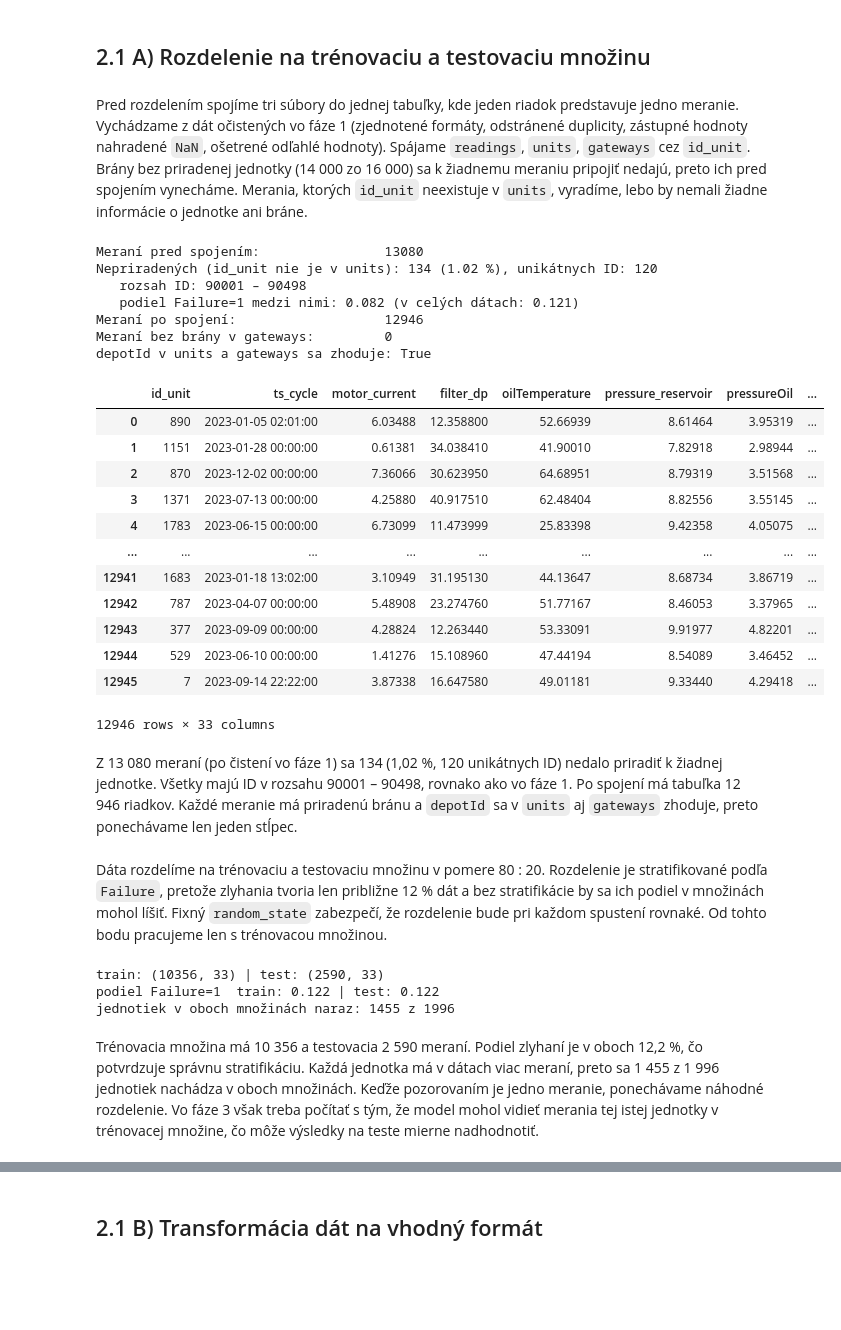
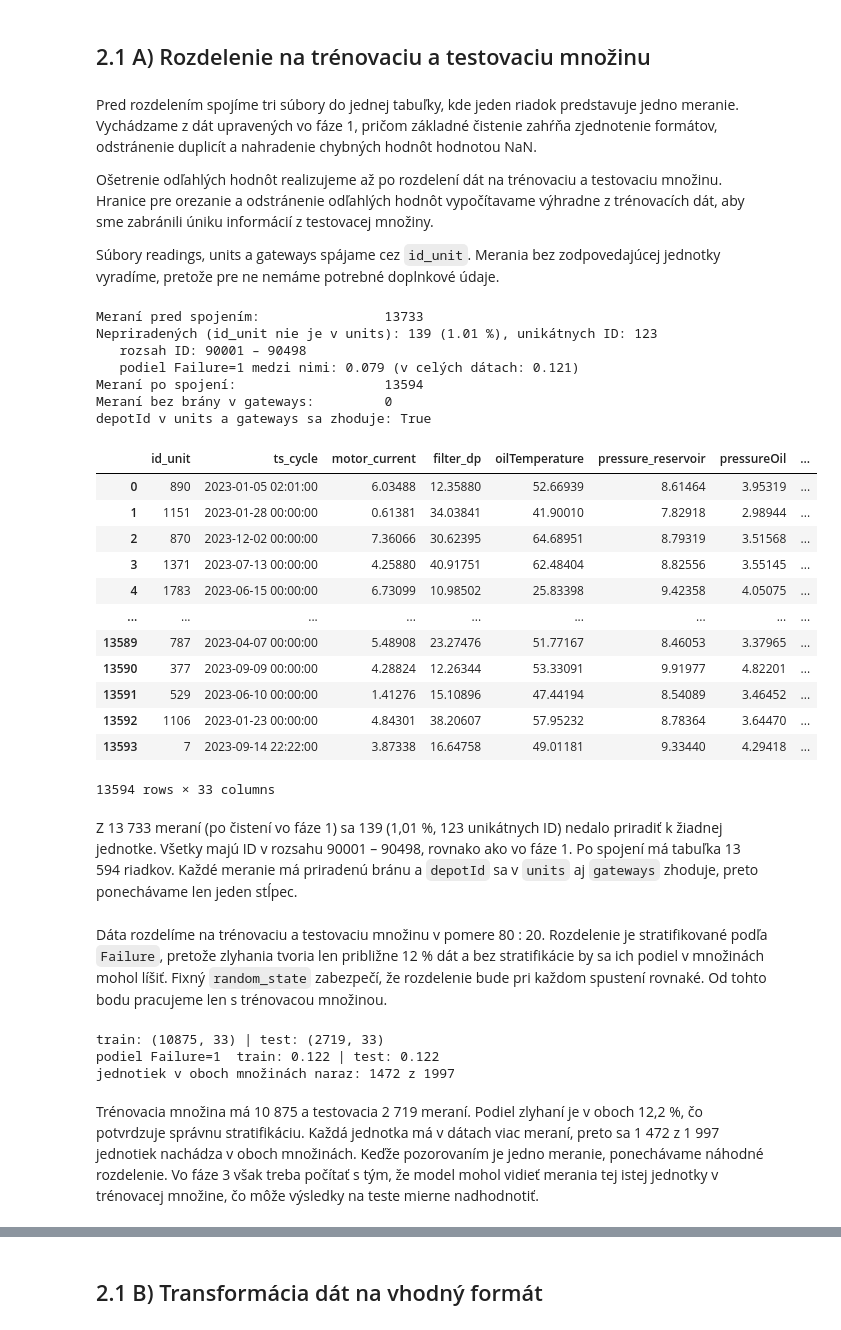
Before and after one commit to kavonada/IAU_zadanie, a Jupyter notebook: projekt.ipynb, the cells around one changed output, grey strips where cells are left out. Drawn from its saved outputs; the diff is of its cells as text; code cells hidden in the pictures; blank space fills up the shorter version.

```diff
--- a/projekt.ipynb
+++ b/projekt.ipynb
@@ -774,6 +774,7 @@ Najväčší počet outlierov sme detekovali v stĺpcoch `filter_dp` (539 alebo
 # %% [markdown]
 Pre stĺpce s viac ako 1% vychýlenými záznammi nájdeme hraničné hodnoty na 5. a 95. percentile. Následne upravíme vychýlené hodnoty do rozsahu medzi tymito hodnotami.
 # %%
+readings_for_phase2 = readings_data.copy()
 cols_to_clip = ['filter_dp', 'rms_vibration']
 
 for col in cols_to_clip:
@@ -1176,7 +1177,11 @@ gateways_data
 # %% [markdown]
 ## 2.1 A) Rozdelenie na trénovaciu a testovaciu množinu
 # %% [markdown]
-Pred rozdelením spojíme tri súbory do jednej tabuľky, kde jeden riadok predstavuje jedno meranie. Vychádzame z dát očistených vo fáze 1 (zjednotené formáty, odstránené duplicity, zástupné hodnoty nahradené `NaN`, ošetrené odľahlé hodnoty). Spájame `readings`, `units`, `gateways` cez `id_unit`. Brány bez priradenej jednotky (14 000 zo 16 000) sa k žiadnemu meraniu pripojiť nedajú, preto ich pred spojením vynecháme. Merania, ktorých `id_unit` neexistuje v `units`, vyradíme, lebo by nemali žiadne informácie o jednotke ani bráne.
+Pred rozdelením spojíme tri súbory do jednej tabuľky, kde jeden riadok predstavuje jedno meranie. Vychádzame z dát upravených vo fáze 1, pričom základné čistenie zahŕňa zjednotenie formátov, odstránenie duplicít a nahradenie chybných hodnôt hodnotou NaN.
+
+Ošetrenie odľahlých hodnôt realizujeme až po rozdelení dát na trénovaciu a testovaciu množinu. Hranice pre orezanie a odstránenie odľahlých hodnôt vypočítavame výhradne z trénovacích dát, aby sme zabránili úniku informácií z testovacej množiny.
+
+Súbory readings, units a gateways spájame cez `id_unit`. Merania bez zodpovedajúcej jednotky vyradíme, pretože pre ne nemáme potrebné doplnkové údaje.
 # %%
 def merge_tables(readings, units, gateways, verbose=True):
     n_readings = len(readings)
@@ -1195,52 +1200,52 @@ def merge_tables(readings, units, gateways, verbose=True):
 
     assert len(merged) == n_readings - len(unmatched), "spojenie zmenilo počet riadkov"
 
     # depotId je v units aj gateways; ak sa zhoduje, stačí jeden stĺpec
     same = (merged["depotId_gw"].isna() | (merged["depotId"] == merged["depotId_gw"])).all()
     if same:
         merged = merged.drop(columns="depotId_gw")
 
     if verbose:
         n_no_gw = merged["id_bramy_check"].isna().sum() if "id_bramy_check" in merged else merged["id_gateway"].isna().sum()
         print(f"Meraní pred spojením:                {n_readings}")
         print(f"Nepriradených (id_unit nie je v units): {len(unmatched)} "
               f"({len(unmatched) / n_readings * 100:.2f} %), unikátnych ID: {unmatched['id_unit'].nunique()}")
         if len(unmatched):
             print(f"   rozsah ID: {unmatched['id_unit'].min()} – {unmatched['id_unit'].max()}")
             if "Failure" in unmatched:
                 print(f"   podiel Failure=1 medzi nimi: {unmatched['Failure'].mean():.3f} "
                       f"(v celých dátach: {readings['Failure'].mean():.3f})")
         print(f"Meraní po spojení:                   {len(merged)}")
         print(f"Meraní bez brány v gateways:         {n_no_gw}")
         print(f"depotId v units a gateways sa zhoduje: {same}")
     return merged, unmatched
 
 
-data_merged, unmatched = merge_tables(readings_data, units_data, gateways_data)
+data_merged, unmatched = merge_tables(readings_for_phase2, units_data, gateways_data)
 data_merged
 # %% [output]
-Meraní pred spojením:                13080
-Nepriradených (id_unit nie je v units): 134 (1.02 %), unikátnych ID: 120
+Meraní pred spojením:                13733
+Nepriradených (id_unit nie je v units): 139 (1.01 %), unikátnych ID: 123
    rozsah ID: 90001 – 90498
-   podiel Failure=1 medzi nimi: 0.082 (v celých dátach: 0.121)
-Meraní po spojení:                   12946
+   podiel Failure=1 medzi nimi: 0.079 (v celých dátach: 0.121)
+Meraní po spojení:                   13594
 Meraní bez brány v gateways:         0
 depotId v units a gateways sa zhoduje: True
 |  | id_unit | ts_cycle | motor_current | filter_dp | oilTemperature | pressure_reservoir | pressureOil | ... |
-| 0 | 890 | 2023-01-05 02:01:00 | 6.03488 | 12.358800 | 52.66939 | 8.61464 | 3.95319 | ... |
-| 1 | 1151 | 2023-01-28 00:00:00 | 0.61381 | 34.038410 | 41.90010 | 7.82918 | 2.98944 | ... |
-| 2 | 870 | 2023-12-02 00:00:00 | 7.36066 | 30.623950 | 64.68951 | 8.79319 | 3.51568 | ... |
-| 3 | 1371 | 2023-07-13 00:00:00 | 4.25880 | 40.917510 | 62.48404 | 8.82556 | 3.55145 | ... |
-| 4 | 1783 | 2023-06-15 00:00:00 | 6.73099 | 11.473999 | 25.83398 | 9.42358 | 4.05075 | ... |
+| 0 | 890 | 2023-01-05 02:01:00 | 6.03488 | 12.35880 | 52.66939 | 8.61464 | 3.95319 | ... |
+| 1 | 1151 | 2023-01-28 00:00:00 | 0.61381 | 34.03841 | 41.90010 | 7.82918 | 2.98944 | ... |
+| 2 | 870 | 2023-12-02 00:00:00 | 7.36066 | 30.62395 | 64.68951 | 8.79319 | 3.51568 | ... |
+| 3 | 1371 | 2023-07-13 00:00:00 | 4.25880 | 40.91751 | 62.48404 | 8.82556 | 3.55145 | ... |
+| 4 | 1783 | 2023-06-15 00:00:00 | 6.73099 | 10.98502 | 25.83398 | 9.42358 | 4.05075 | ... |
 | ... | ... | ... | ... | ... | ... | ... | ... | ... |
-| 12941 | 1683 | 2023-01-18 13:02:00 | 3.10949 | 31.195130 | 44.13647 | 8.68734 | 3.86719 | ... |
-| 12942 | 787 | 2023-04-07 00:00:00 | 5.48908 | 23.274760 | 51.77167 | 8.46053 | 3.37965 | ... |
-| 12943 | 377 | 2023-09-09 00:00:00 | 4.28824 | 12.263440 | 53.33091 | 9.91977 | 4.82201 | ... |
-| 12944 | 529 | 2023-06-10 00:00:00 | 1.41276 | 15.108960 | 47.44194 | 8.54089 | 3.46452 | ... |
-| 12945 | 7 | 2023-09-14 22:22:00 | 3.87338 | 16.647580 | 49.01181 | 9.33440 | 4.29418 | ... |
+| 13589 | 787 | 2023-04-07 00:00:00 | 5.48908 | 23.27476 | 51.77167 | 8.46053 | 3.37965 | ... |
+| 13590 | 377 | 2023-09-09 00:00:00 | 4.28824 | 12.26344 | 53.33091 | 9.91977 | 4.82201 | ... |
+| 13591 | 529 | 2023-06-10 00:00:00 | 1.41276 | 15.10896 | 47.44194 | 8.54089 | 3.46452 | ... |
+| 13592 | 1106 | 2023-01-23 00:00:00 | 4.84301 | 38.20607 | 57.95232 | 8.78364 | 3.64470 | ... |
+| 13593 | 7 | 2023-09-14 22:22:00 | 3.87338 | 16.64758 | 49.01181 | 9.33440 | 4.29418 | ... |
-12946 rows × 33 columns
+13594 rows × 33 columns
 # %% [markdown]
-Z 13 080 meraní (po čistení vo fáze 1) sa 134 (1,02 %, 120 unikátnych ID) nedalo priradiť k žiadnej jednotke. Všetky majú ID v rozsahu 90001 – 90498, rovnako ako vo fáze 1. Po spojení má tabuľka 12 946 riadkov. Každé meranie má priradenú bránu a `depotId` sa v `units` aj `gateways` zhoduje, preto ponechávame len jeden stĺpec.
+Z 13 733 meraní (po čistení vo fáze 1) sa 139 (1,01 %, 123 unikátnych ID) nedalo priradiť k žiadnej jednotke. Všetky majú ID v rozsahu 90001 – 90498, rovnako ako vo fáze 1. Po spojení má tabuľka 13 594 riadkov. Každé meranie má priradenú bránu a `depotId` sa v `units` aj `gateways` zhoduje, preto ponechávame len jeden stĺpec.
 # %% [markdown]
 Dáta rozdelíme na trénovaciu a testovaciu množinu v pomere 80 : 20. Rozdelenie je stratifikované podľa `Failure`, pretože zlyhania tvoria len približne 12 % dát a bez stratifikácie by sa ich podiel v množinách mohol líšiť. Fixný `random_state` zabezpečí, že rozdelenie bude pri každom spustení rovnaké. Od tohto bodu pracujeme len s trénovacou množinou.
 # %%
@@ -1261,8 +1266,8 @@ print("podiel Failure=1  train: %.3f | test: %.3f" % (train_df[TARGET].mean(), t
 print("jednotiek v oboch množinách naraz:", len(set(train_df["id_unit"]) & set(test_df["id_unit"])),
       "z", data_merged["id_unit"].nunique())
 # %% [output]
-train: (10356, 33) | test: (2590, 33)
+train: (10875, 33) | test: (2719, 33)
 podiel Failure=1  train: 0.122 | test: 0.122
-jednotiek v oboch množinách naraz: 1455 z 1996
+jednotiek v oboch množinách naraz: 1472 z 1997
 # %% [markdown]
-Trénovacia množina má 10 356 a testovacia 2 590 meraní. Podiel zlyhaní je v oboch 12,2 %, čo potvrdzuje správnu stratifikáciu. Každá jednotka má v dátach viac meraní, preto sa 1 455 z 1 996 jednotiek nachádza v oboch množinách. Keďže pozorovaním je jedno meranie, ponechávame náhodné rozdelenie. Vo fáze 3 však treba počítať s tým, že model mohol vidieť merania tej istej jednotky v trénovacej množine, čo môže výsledky na teste mierne nadhodnotiť.
+Trénovacia množina má 10 875 a testovacia 2 719 meraní. Podiel zlyhaní je v oboch 12,2 %, čo potvrdzuje správnu stratifikáciu. Každá jednotka má v dátach viac meraní, preto sa 1 472 z 1 997 jednotiek nachádza v oboch množinách. Keďže pozorovaním je jedno meranie, ponechávame náhodné rozdelenie. Vo fáze 3 však treba počítať s tým, že model mohol vidieť merania tej istej jednotky v trénovacej množine, čo môže výsledky na teste mierne nadhodnotiť.
```
Also changed, not shown: parts of 34 cells of this notebook, 3 other files.
